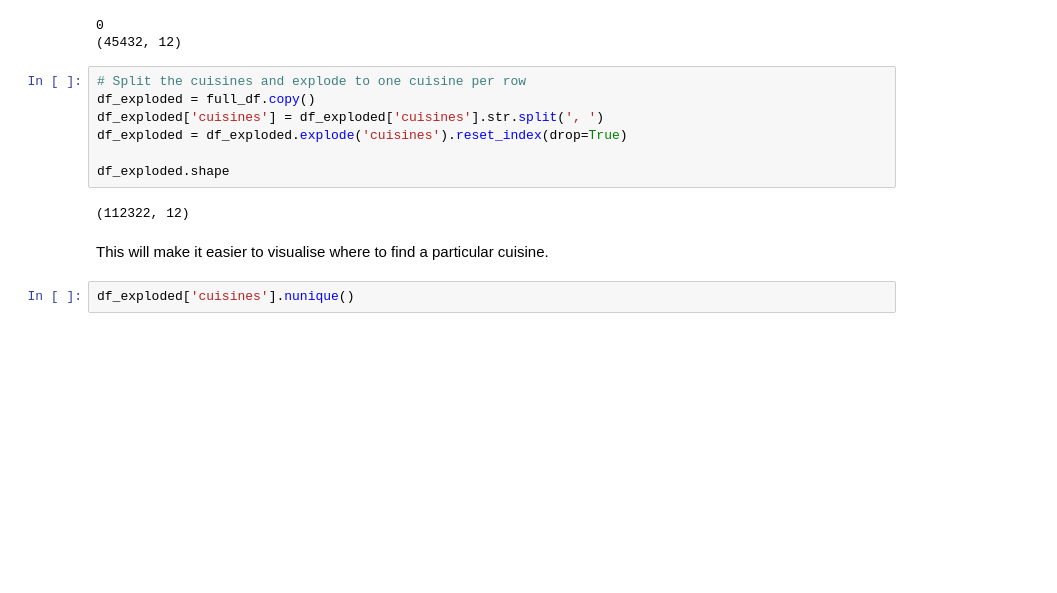
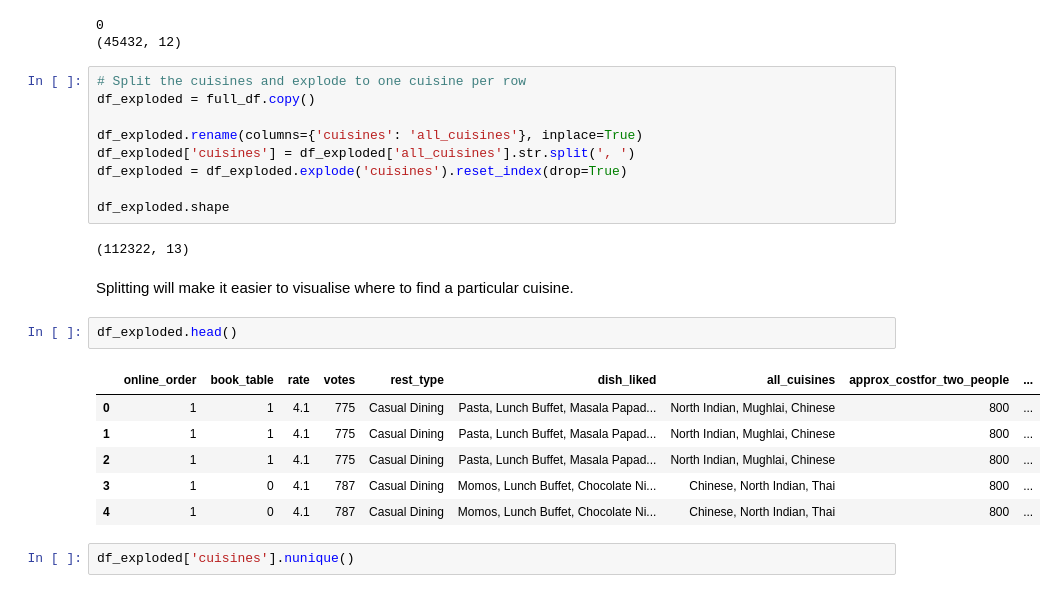
Before and after one commit to PerisN/Restaurant-Trends, a Jupyter notebook: food_restaurant_analysis.ipynb, the cells around one changed output. Drawn from its saved outputs; the diff is of its cells as text; blank space fills up the shorter version.

Commit message:
updated cuisines column

```diff
--- a/food_restaurant_analysis.ipynb
+++ b/food_restaurant_analysis.ipynb
@@ -463,14 +463,25 @@ print(full_df.shape)
 # %%
 # Split the cuisines and explode to one cuisine per row
 df_exploded = full_df.copy()
-df_exploded['cuisines'] = df_exploded['cuisines'].str.split(', ')
+
+df_exploded.rename(columns={'cuisines': 'all_cuisines'}, inplace=True)
+df_exploded['cuisines'] = df_exploded['all_cuisines'].str.split(', ')
 df_exploded = df_exploded.explode('cuisines').reset_index(drop=True)
 
 df_exploded.shape
 # %% [output]
-(112322, 12)
+(112322, 13)
 # %% [markdown]
-This will make it easier to visualise where to find a particular cuisine.
+Splitting will make it easier to visualise where to find a particular cuisine.
+# %%
+df_exploded.head()
+# %% [output]
+|  | online_order | book_table | rate | votes | rest_type | dish_liked | all_cuisines | approx_costfor_two_people | ... |
+| 0 | 1 | 1 | 4.1 | 775 | Casual Dining | Pasta, Lunch Buffet, Masala Papad... | North Indian, Mughlai, Chinese | 800 | ... |
+| 1 | 1 | 1 | 4.1 | 775 | Casual Dining | Pasta, Lunch Buffet, Masala Papad... | North Indian, Mughlai, Chinese | 800 | ... |
+| 2 | 1 | 1 | 4.1 | 775 | Casual Dining | Pasta, Lunch Buffet, Masala Papad... | North Indian, Mughlai, Chinese | 800 | ... |
+| 3 | 1 | 0 | 4.1 | 787 | Casual Dining | Momos, Lunch Buffet, Chocolate Ni... | Chinese, North Indian, Thai | 800 | ... |
+| 4 | 1 | 0 | 4.1 | 787 | Casual Dining | Momos, Lunch Buffet, Chocolate Ni... | Chinese, North Indian, Thai | 800 | ... |
 # %%
 df_exploded['cuisines'].nunique()
 # %% [output]
```
Also changed, not shown: parts of 2 cells of this notebook.
